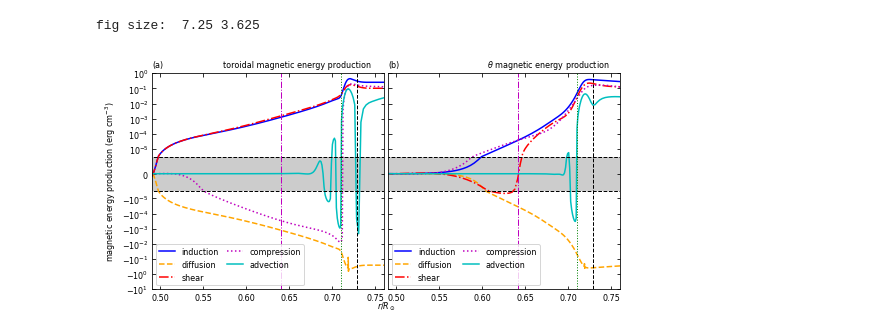
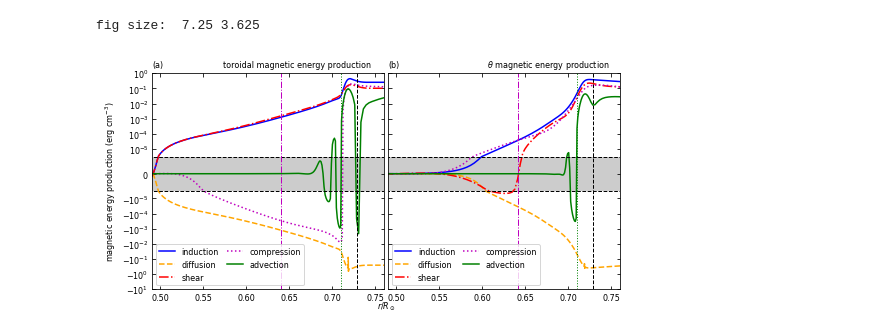
Before and after one commit to illorenzo7/Tacho_Letter_Plots_Part2, a Jupyter notebook: 00_meprod.ipynb, the cells around one changed output. Cells and saved outputs as stored; diff of their text form; code cells hidden in the pictures.

Commit message:
color scheme in meprod better

```diff
--- a/00_meprod.ipynb
+++ b/00_meprod.ipynb
@@ -207,7 +207,7 @@ ax1.plot(rr[:ipumpcut], indp_comp[:ipumpcut], color=color_order[ordinate], lines
          label='compression')
 
 ordinate += 1
-ax1.plot(rr[:ipumpcut], indp_adv[:ipumpcut], color=color_order[ordinate], linestyle=style_order[ordinate],\
+ax1.plot(rr[:ipumpcut], indp_adv[:ipumpcut], color='g', linestyle=style_order[ordinate],\
          label='advection')
 
 #ordinate += 1
@@ -272,7 +272,7 @@ ax2.plot(rr[:ipumpcut], indt_comp[:ipumpcut], color=color_order[ordinate], lines
          label='compression')
 
 ordinate += 1
-ax2.plot(rr[:ipumpcut], indt_adv[:ipumpcut], color=color_order[ordinate], linestyle=style_order[ordinate],\
+ax2.plot(rr[:ipumpcut], indt_adv[:ipumpcut], color='g', linestyle=style_order[ordinate],\
          label='advection')
 
 #ordinate += 1
@@ -316,31 +316,31 @@ buffspace = ' '*5
 ax1.set_title('toroidal magnetic energy production' + buffspace, loc='right', fontsize=fontsize)
 ax2.set_title(r'$\theta$' + ' magnetic energy production' + buffspace, loc='right', fontsize=fontsize)
 
 
 
 # remove the annoying 10^-7 ticks (have no idea how I did this or why it makes sense)
 yticks = ax1.get_yticks().tolist()
 yticks.pop(6+int(np.log10(np.abs(ymin))))
 yticks.pop(7+int(np.log10(np.abs(ymin))))
 ax1.set_yticks(yticks)
 #ax2.set_yticks(yticks)
 ax1.set_ylim(ymin, ymax)
 
 # add shade in 'linear region'
 xvals = np.linspace(np.min(rr), rcut, 100)
 for ax in ax1, ax2:
     ax.fill_between(xvals, xvals*0 - linthresh, xvals*0 + linthresh, fc="k", alpha=0.2)
 
     # point ticks inward and get them on all sides
     plt.sca(ax)
     plt.tick_params(top=True, right=True, direction='in', which='both', labelsize=fontsize)
 plt.sca(ax1)
 plt.minorticks_off()
 
 # label both x axes
 fig.text(margin_left + subplot_width + 0.5*margin_x, margin_y,\
          r'$r/R_\odot$', fontsize=fontsize, ha='center', va='bottom')
 
 plt.savefig('images/meprod.png', dpi=300)
 # %% [output]
-[figure, old version]
+[figure, new version]
```
Also changed, not shown: parts of 2 cells of this notebook, 1 other file.
